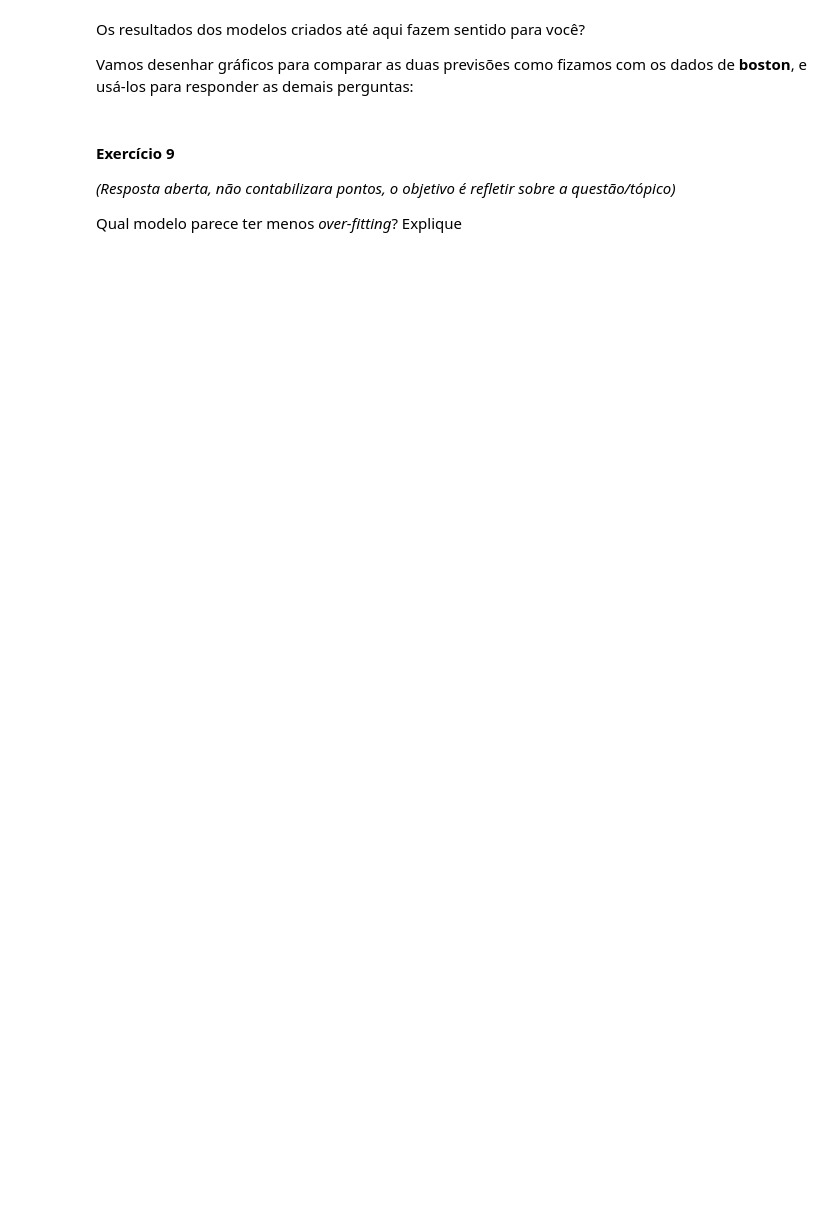
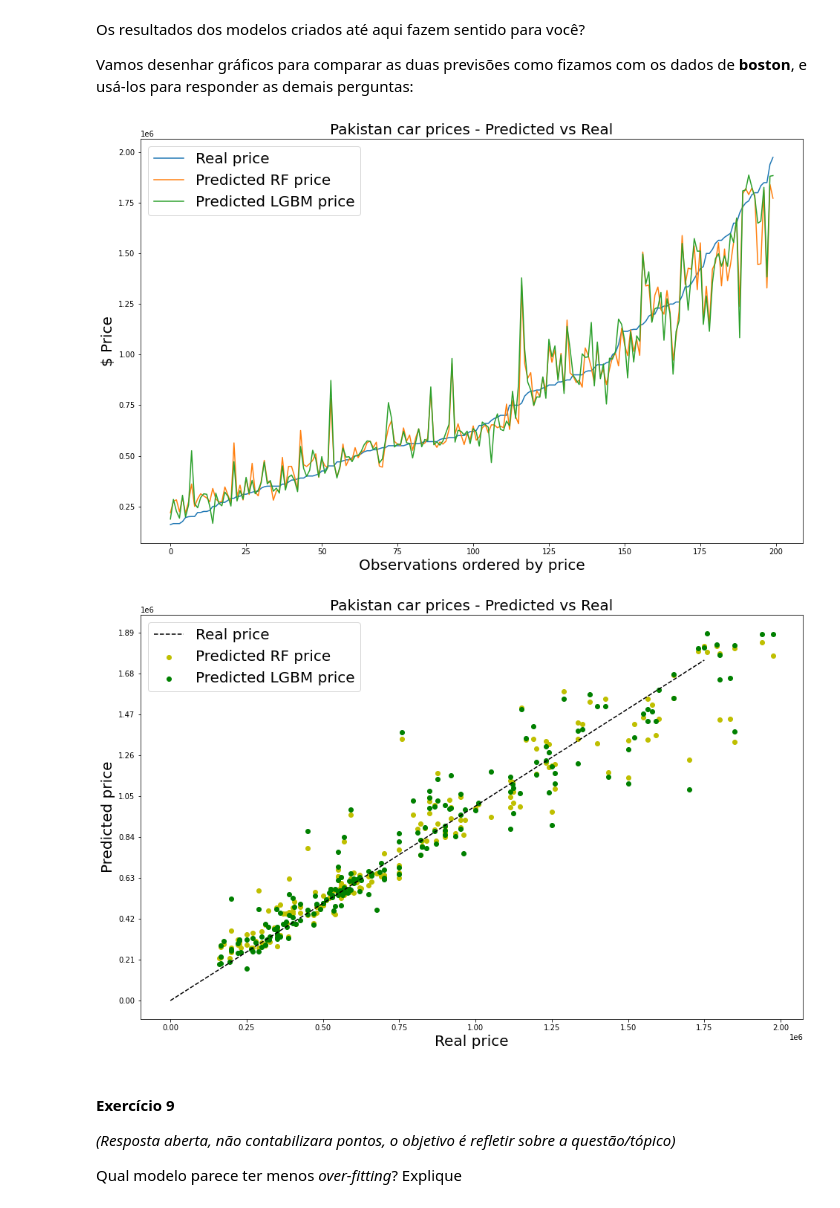
Before and after one commit to wesleydecezere/programa_ds_fc, a Jupyter notebook: 5. Regressão/Entrega 5 - Regressão/Regressao - Exercicio.ipynb, the cells around one changed output. Drawn from its saved outputs; the diff is of its cells as text; code cells hidden in the pictures; blank space fills up the shorter version.

```diff
--- a/5. Regressão/Entrega 5 - Regressão/Regressao - Exercicio.ipynb
+++ b/5. Regressão/Entrega 5 - Regressão/Regressao - Exercicio.ipynb
@@ -243,29 +322,33 @@ Vamos desenhar gráficos para comparar as duas previsões como fizamos com os da
 # %%
 # Desenhando o gráfico de valores previstos por valores reais para ambos os modelos
 
 plt.figure(figsize=(16,10))
 plt.title('Pakistan car prices - Predicted vs Real',fontsize=20)
 df = pd.DataFrame({'real':y_val,'Random Forest':rf_model_cv_gs.predict(X_val),
                    'LGBM':lgb_model_cv_gs.predict(X_val)})
 df = df.sample(200)
 df.sort_values(by=['real'],ascending=True,inplace=True)
 df = df.reset_index(drop=True)
 plt.plot(df)
 plt.legend(['Real price','Predicted RF price','Predicted LGBM price'],fontsize=20)
 plt.ylabel('$ Price',fontsize=20)
 plt.xlabel('Observations ordered by price',fontsize=20)
 plt.show()
 
 plt.figure(figsize=(16,10))
 plt.title('Pakistan car prices - Predicted vs Real',fontsize=20)
 plt.scatter(x=df['real'],y=df['Random Forest'],c='y')
 plt.scatter(x=df['real'],y=df['LGBM'],c='g')
 plt.plot([0,1750000],[0,1750000],'k--')
 # plt.axis([0,1750000,0,1750000])
 plt.legend(['Real price','Predicted RF price','Predicted LGBM price'],fontsize=20)
 plt.xlabel('Real price',fontsize=20)
 plt.ylabel('Predicted price',fontsize=20)
+plt.yticks(range(0,int(2e+06),int(0.21e+06)))
 plt.show()
+# %% [output]
+[figure, added]
+[figure, added]
 # %% [markdown]
 #### Exercício 9
 *(Resposta aberta, não contabilizara pontos, o objetivo é refletir sobre a questão/tópico)*
```
Also changed, not shown: parts of 26 cells of this notebook.
